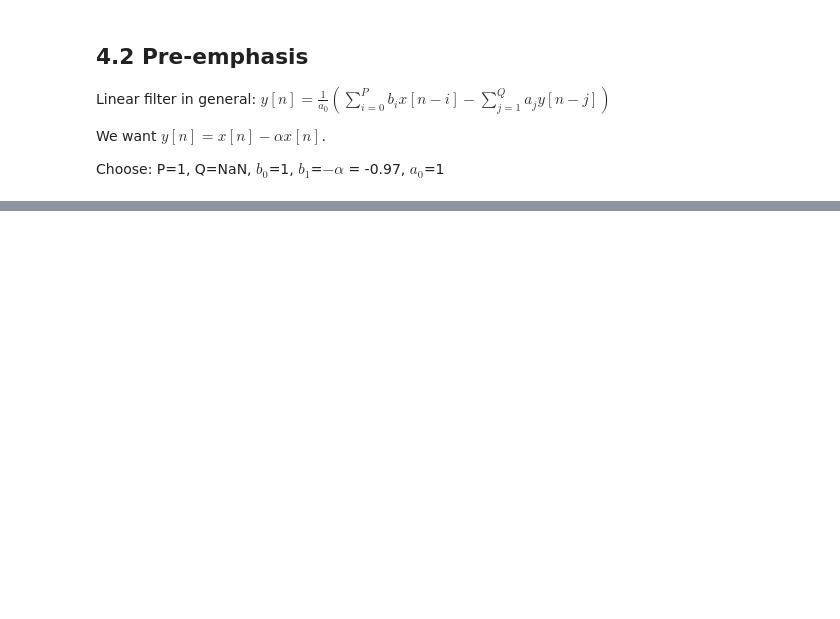
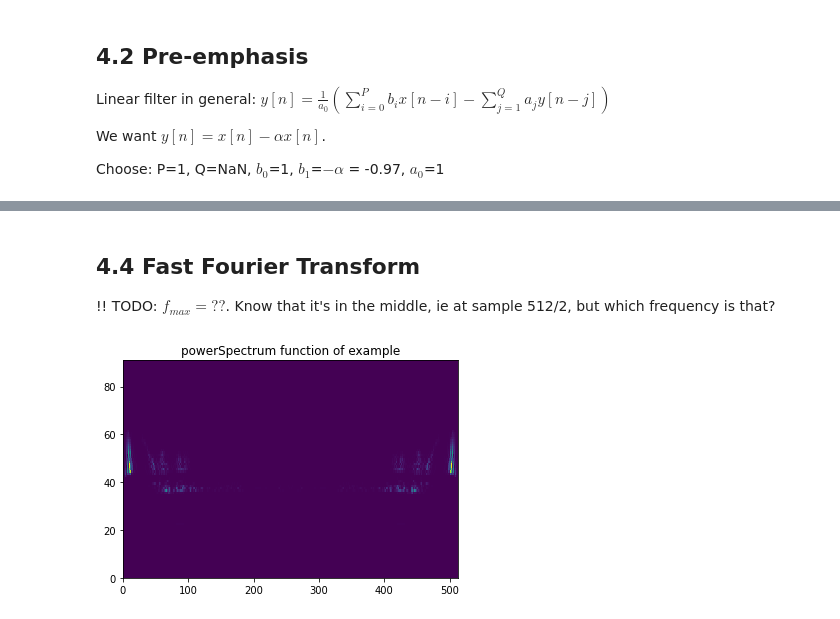
Before and after one commit to kurreman/DT2119_Speech, a Jupyter notebook: KORAY_Lab1.ipynb, the cells around one changed output, grey strips where cells are left out. Saved outputs shown, nothing was run; the diff lists cells and outputs as text; code cells hidden in the pictures; blank space fills up the shorter version.

```diff
--- a/KORAY_Lab1.ipynb
+++ b/KORAY_Lab1.ipynb
@@ -36,0 +60,11 @@ Choose: P=1, Q=NaN, $b_0$=1, $b_1$=$- \alpha$ = -0.97, $a_0$=1
+# %% [markdown]
+## 4.4 Fast Fourier Transform
+
+!! TODO: $f_{max} = ??$. Know that it's in the middle, ie at sample 512/2, but which frequency is that?
+# %%
+examplesignal = proto.powerSpectrum(examplesignal,512)
+plt.pcolormesh(examplesignal)
+plt.title("powerSpectrum function of example")
+plt.show()
+# %% [output]
+[figure, added]
```
Also changed, not shown: parts of 5 cells of this notebook, 2 other files.
